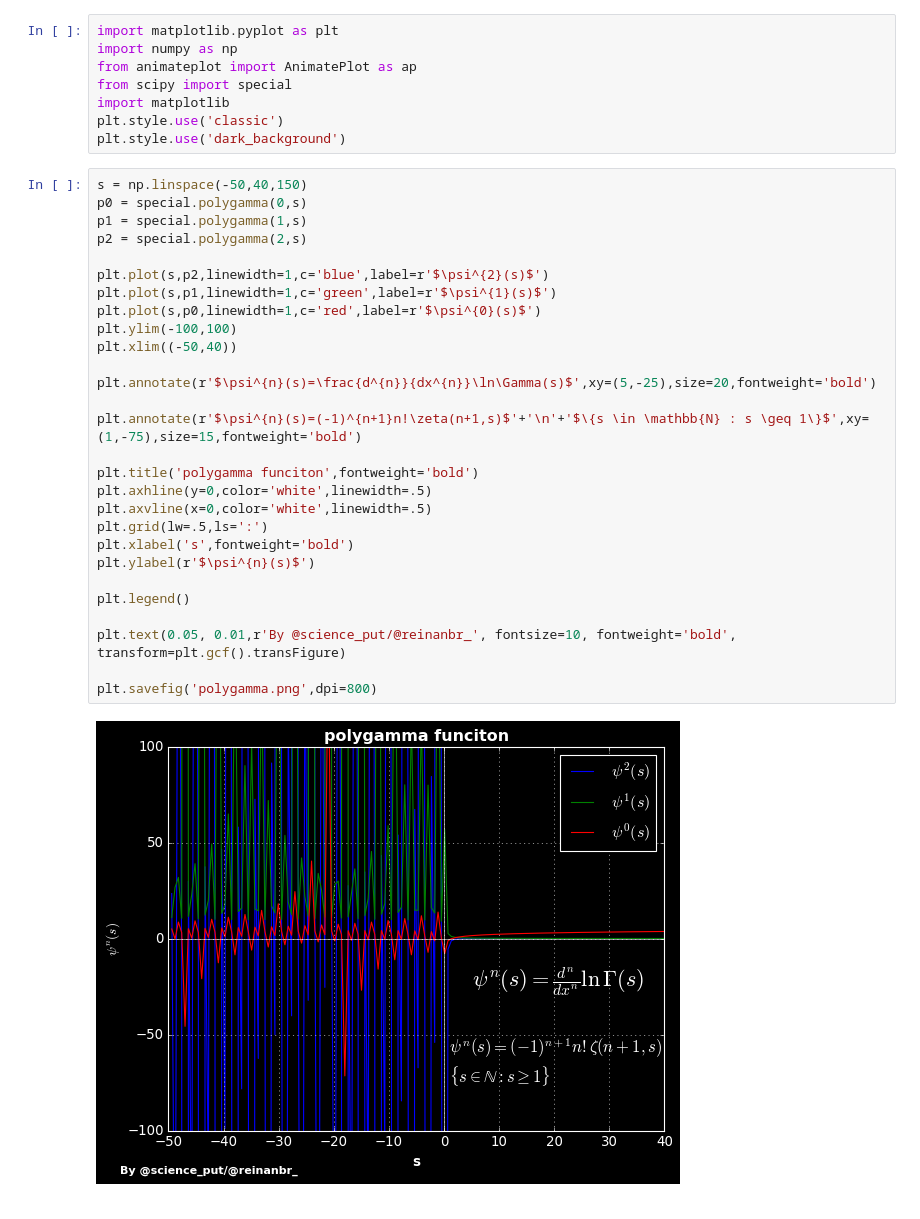
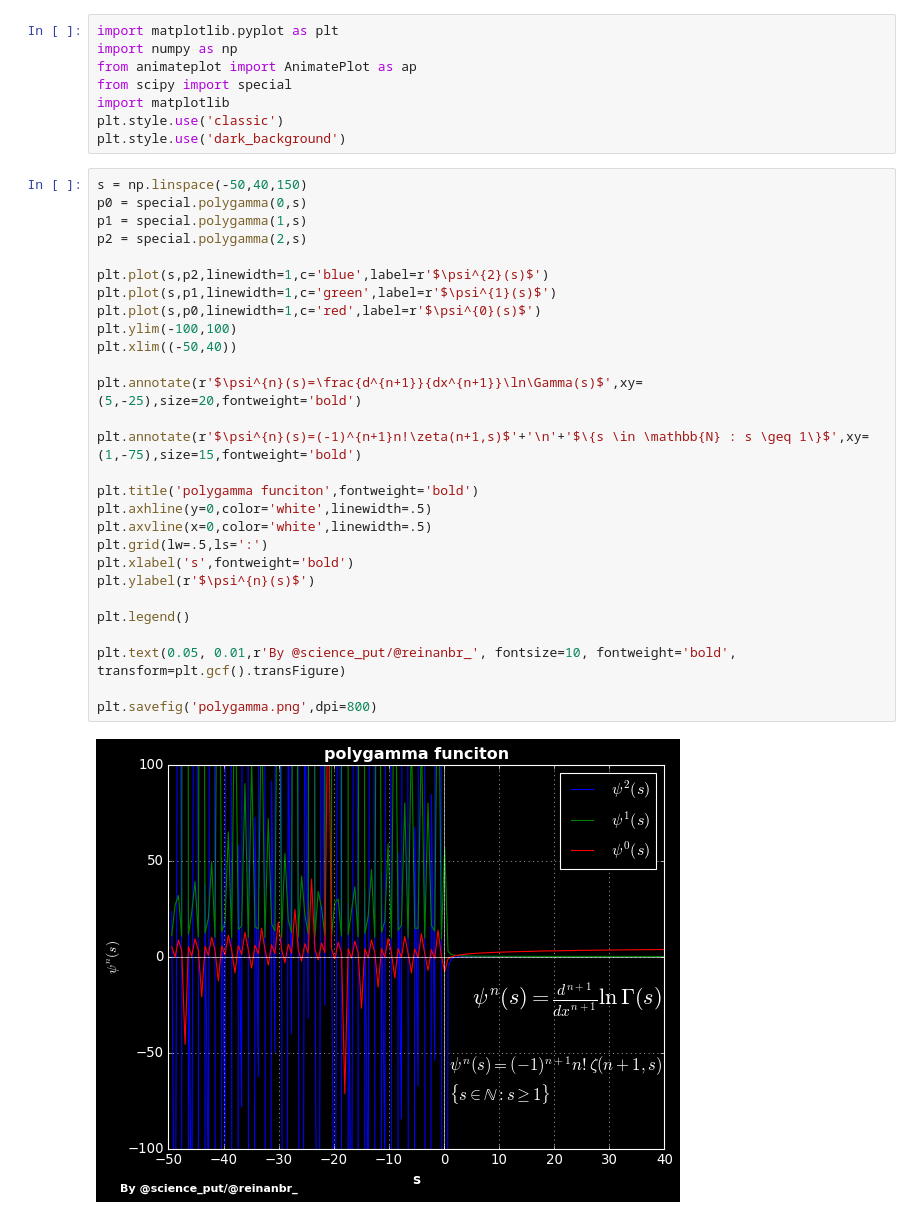
Before and after one commit to reinanbr/animatPlot, a Jupyter notebook: notebooks/gamma_functions.ipynb, the cells around one changed output. Drawn from its saved outputs; the diff is of its cells as text.

```diff
--- a/gamma_functions.ipynb
+++ b/notebooks/gamma_functions.ipynb
@@ -189,33 +189,33 @@ plt.style.use('dark_background')
 # %%
 s = np.linspace(-50,40,150)
 p0 = special.polygamma(0,s)
 p1 = special.polygamma(1,s)
 p2 = special.polygamma(2,s)
 
 plt.plot(s,p2,linewidth=1,c='blue',label=r'$\psi^{2}(s)$')
 plt.plot(s,p1,linewidth=1,c='green',label=r'$\psi^{1}(s)$')
 plt.plot(s,p0,linewidth=1,c='red',label=r'$\psi^{0}(s)$')
 plt.ylim(-100,100)
 plt.xlim((-50,40))
 
-plt.annotate(r'$\psi^{n}(s)=\frac{d^{n}}{dx^{n}}\ln\Gamma(s)$',xy=(5,-25),size=20,fontweight='bold')
+plt.annotate(r'$\psi^{n}(s)=\frac{d^{n+1}}{dx^{n+1}}\ln\Gamma(s)$',xy=(5,-25),size=20,fontweight='bold')
 
 plt.annotate(r'$\psi^{n}(s)=(-1)^{n+1}n!\zeta(n+1,s)$'+'\n'+'$\{s \in \mathbb{N} : s \geq 1\}$',xy=(1,-75),size=15,fontweight='bold')
 
 plt.title('polygamma funciton',fontweight='bold')
 plt.axhline(y=0,color='white',linewidth=.5)
 plt.axvline(x=0,color='white',linewidth=.5)
 plt.grid(lw=.5,ls=':')
 plt.xlabel('s',fontweight='bold')
 plt.ylabel(r'$\psi^{n}(s)$')
 
 plt.legend()
 
 plt.text(0.05, 0.01,r'By @science_put/@reinanbr_', fontsize=10, fontweight='bold', transform=plt.gcf().transFigure)
 
 plt.savefig('polygamma.png',dpi=800)
 # %% [output]
-[figure, old version]
+[figure, new version]
 # %%
 def call_poly(x,plt):
     i=len(x)
```
Also changed, not shown: parts of 1 cell of this notebook, 19 other files.
